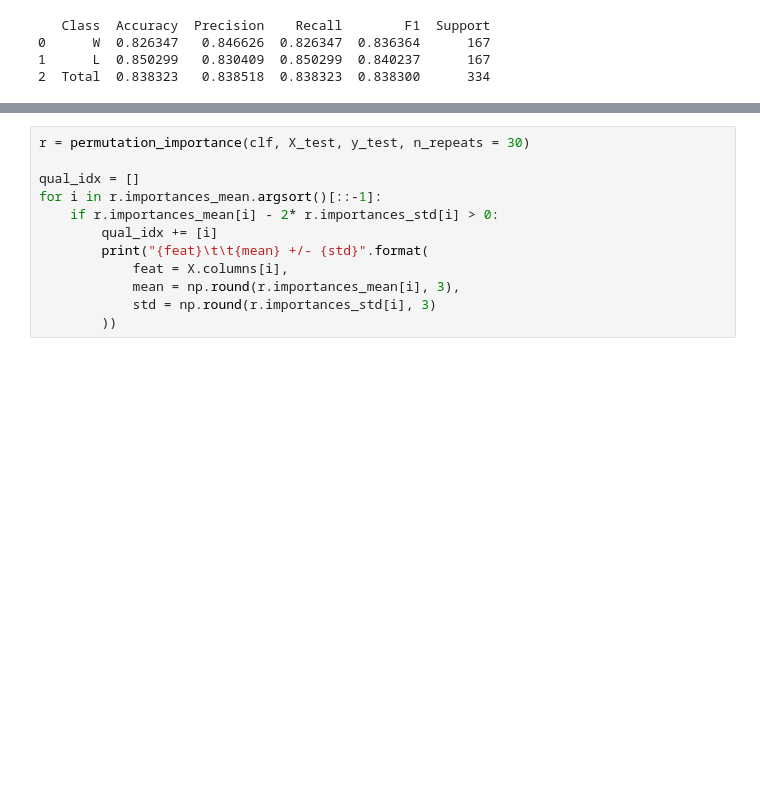
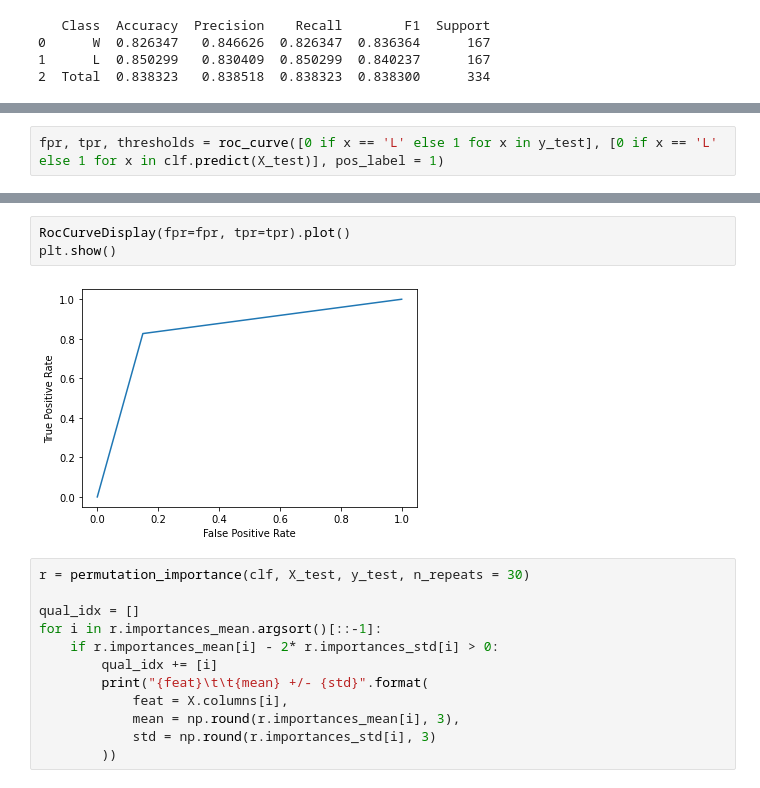
Before and after one commit to kcelebi/euro-football-officials-ML, a Jupyter notebook: pysrc/RF_final.ipynb, the cells around one changed output, grey strips where cells are left out. Drawn from its saved outputs; the diff is of its cells as text; blank space fills up the shorter version.

```diff
--- a/pysrc/RF_final.ipynb
+++ b/pysrc/RF_final.ipynb
@@ -68,0 +78,2 @@ plt.show()
+# %%
+fpr, tpr, thresholds = roc_curve([0 if x == 'L' else 1 for x in y_test], [0 if x == 'L' else 1 for x in clf.predict(X_test)], pos_label = 1)
@@ -69,3 +84,8 @@ plt.show()
+# %%
+RocCurveDisplay(fpr=fpr, tpr=tpr).plot()
+plt.show()
+# %% [output]
+[figure, added]
 # %%
 r = permutation_importance(clf, X_test, y_test, n_repeats = 30)
 
```
Also changed, not shown: parts of 39 cells of this notebook, 6 other files.
